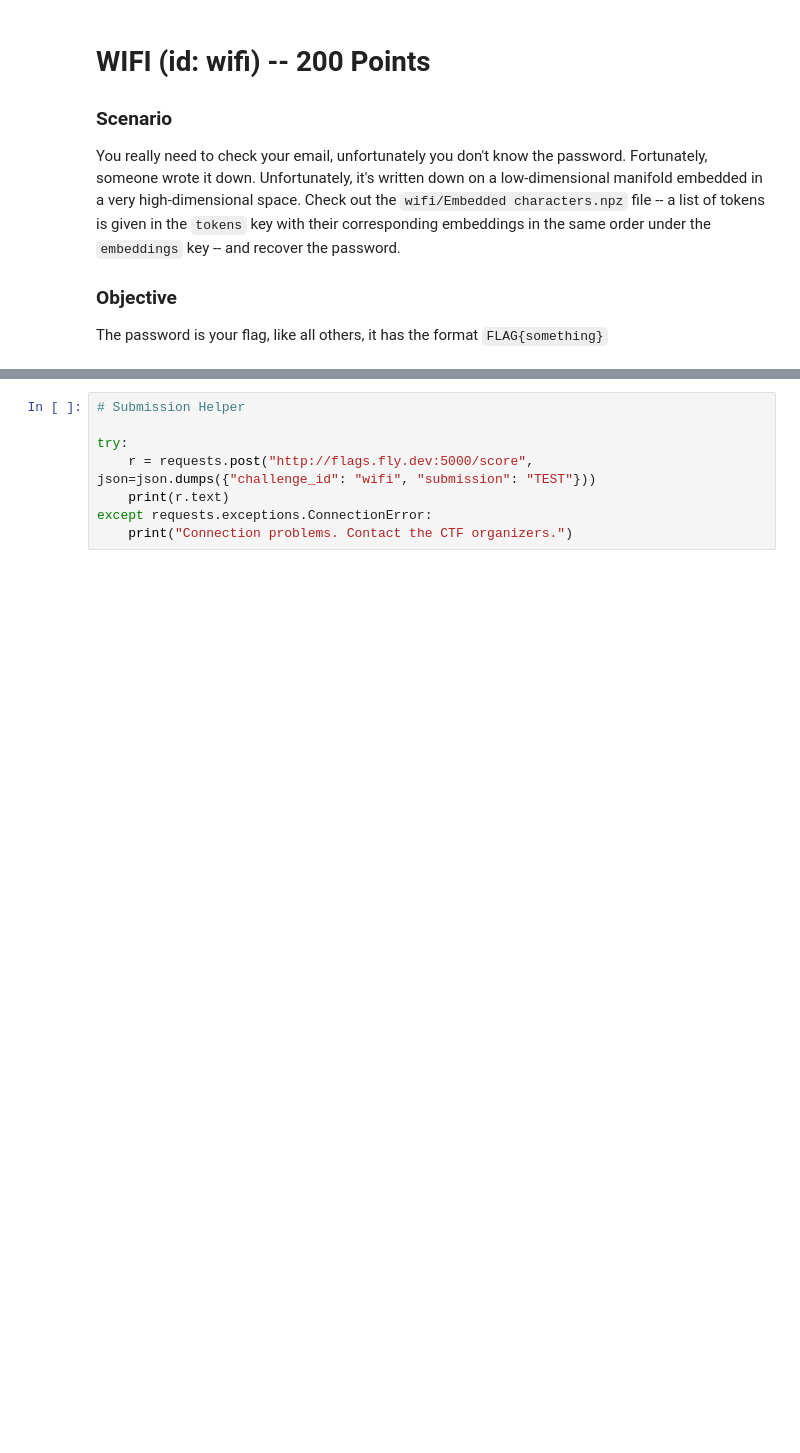
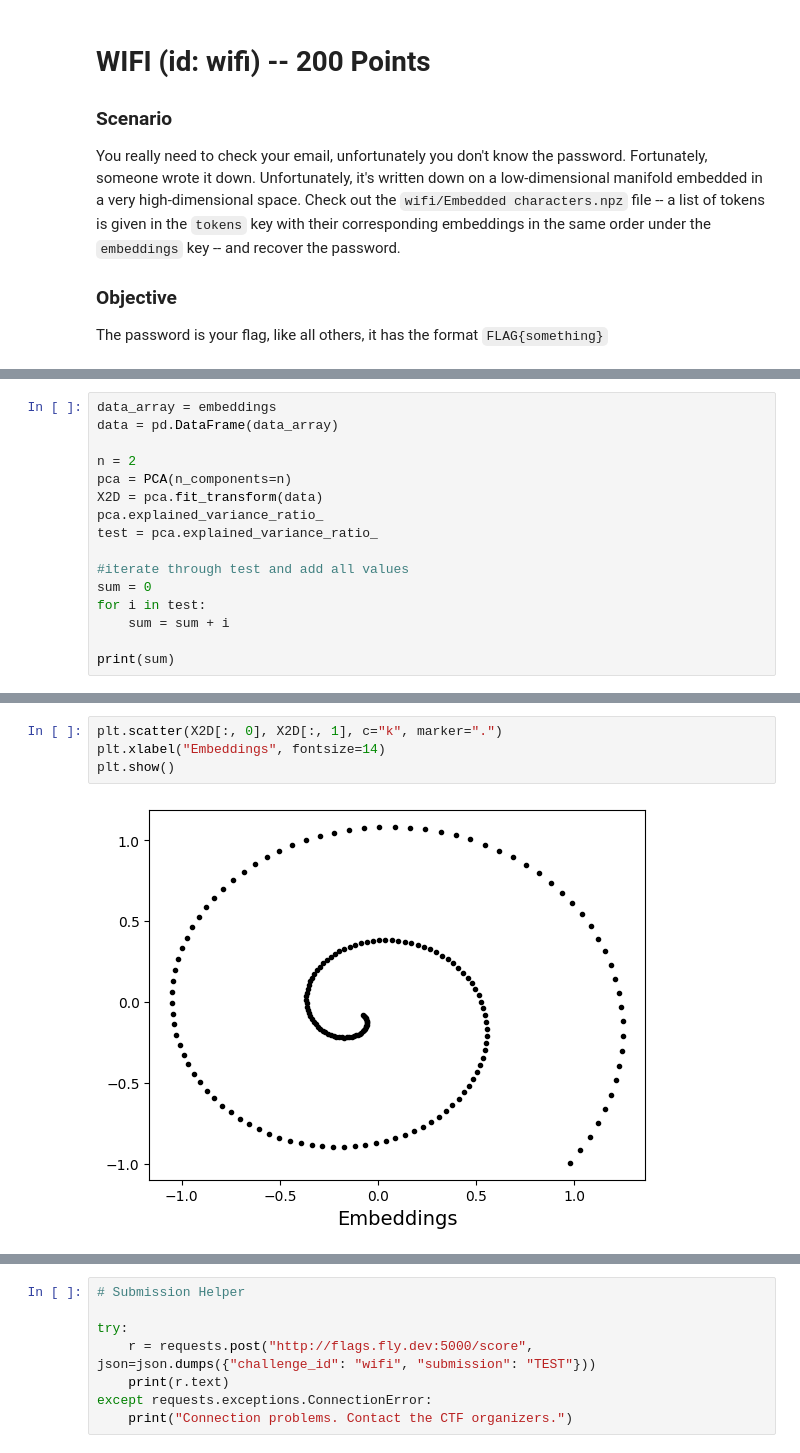
Before and after one commit to renaudjmathieu/Kaggle, a Jupyter notebook: DEFCON AI Village Capture-the-Flag (CTF)/getting-started.ipynb, the cells around one changed output, grey strips where cells are left out. Drawn from its saved outputs; the diff is of its cells as text; blank space fills up the shorter version.

```diff
--- a/DEFCON AI Village Capture-the-Flag (CTF)/getting-started.ipynb
+++ b/DEFCON AI Village Capture-the-Flag (CTF)/getting-started.ipynb
@@ -379,0 +422,16 @@ The password is your flag, like all others, it has the format `FLAG{something}`
+# %%
+data_array = embeddings
+data = pd.DataFrame(data_array)
+
+n = 2
+pca = PCA(n_components=n)
+X2D = pca.fit_transform(data)
+pca.explained_variance_ratio_
+test = pca.explained_variance_ratio_
+
+#iterate through test and add all values
+sum = 0
+for i in test:
+    sum = sum + i
+
+print(sum)
@@ -379,0 +462,6 @@ The password is your flag, like all others, it has the format `FLAG{something}`
+# %%
+plt.scatter(X2D[:, 0], X2D[:, 1], c="k", marker=".")
+plt.xlabel("Embeddings", fontsize=14)
+plt.show()
+# %% [output]
+[figure, added]
```
Also changed, not shown: parts of 7 cells of this notebook.
